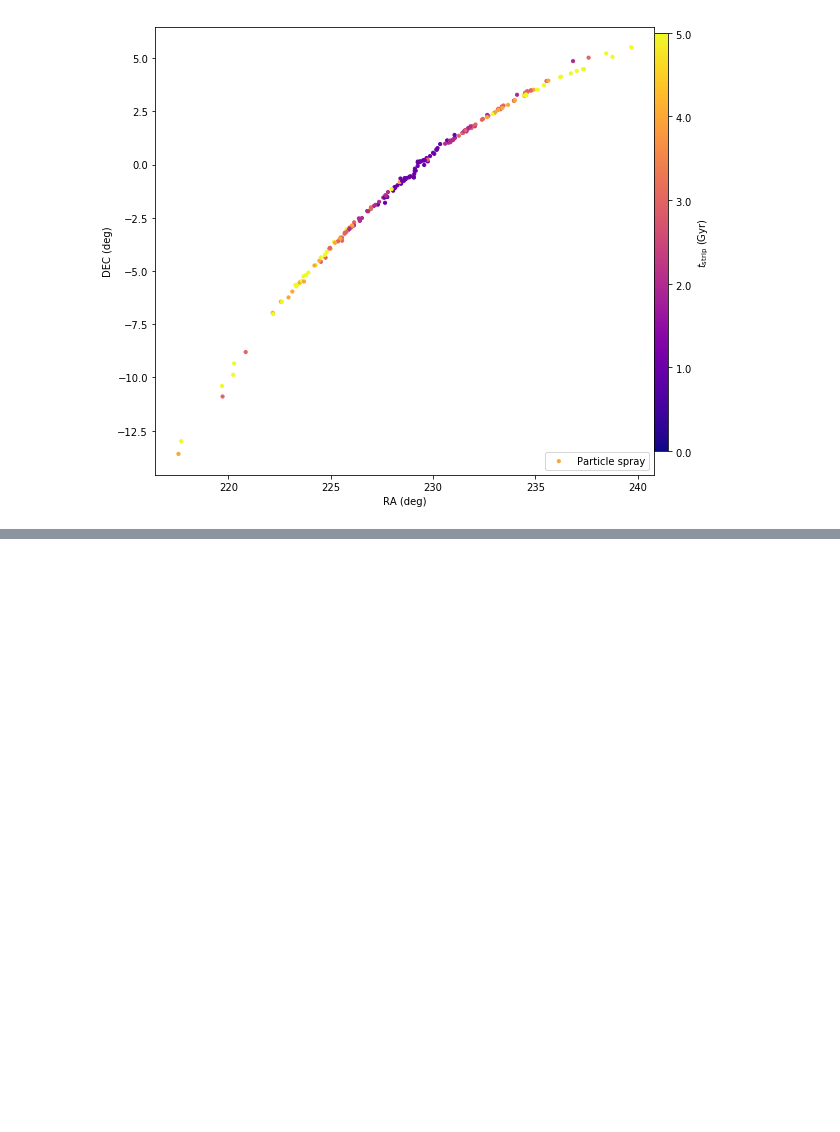
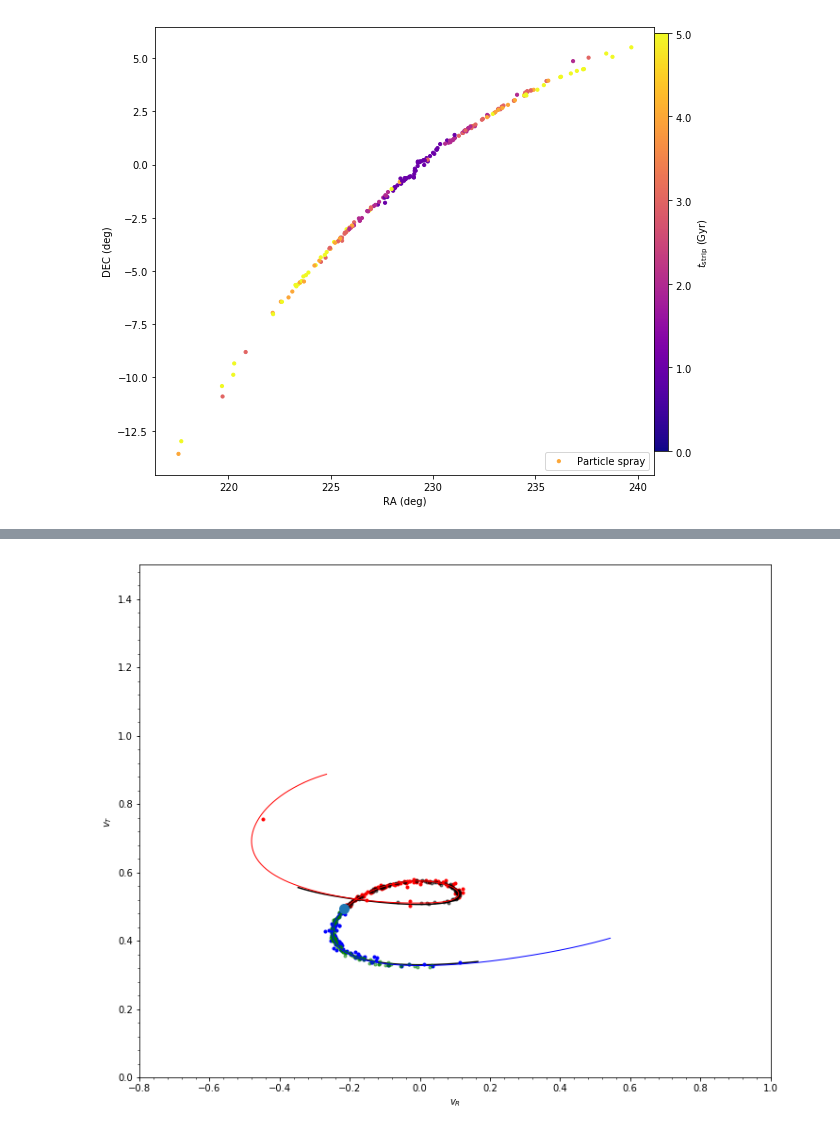
Before and after one commit to nbanik/Baryonic-effects-on-Pal5, a Jupyter notebook: particle_spray_Effect of bar on Pal5 .ipynb, the cells around one changed output, grey strips where cells are left out. Drawn from its saved outputs; the diff is of its cells as text; code cells hidden in the pictures; blank space fills up the shorter version.

```diff
--- a/particle_spray_Effect of bar on Pal5 .ipynb
+++ b/particle_spray_Effect of bar on Pal5 .ipynb
@@ -468,0 +527,13 @@ plt.show()
+# %%
+figsize(12,10)
+pal5.plot(d1='vR',d2='vT',color='k',xrange=[-0.8,1.],yrange=[0.,1.5])
+pal5f.plot(d1='vR',d2='vT',overplot=True,color='k')
+plot(RvRpl[1],RvRpl[2],'r.')
+plot(RvRpt[1],RvRpt[2],'b.')
+plot(RvRl[1],RvRl[2],'k.',alpha=0.5)
+plot(RvRt[1],RvRt[2],'g.',alpha=0.5)
+sdf.plotTrack(d1='vR',d2='vT',interp=True,color='r',overplot=True,lw=1.)
+sdft.plotTrack(d1='vR',d2='vT',interp=True,color='b',overplot=True,lw=1.)
+plot(pal5f.vR(),pal5f.vT(),'o',ms=10);
+# %% [output]
+[figure, added]
```
Also changed, not shown: parts of 10 cells of this notebook.
